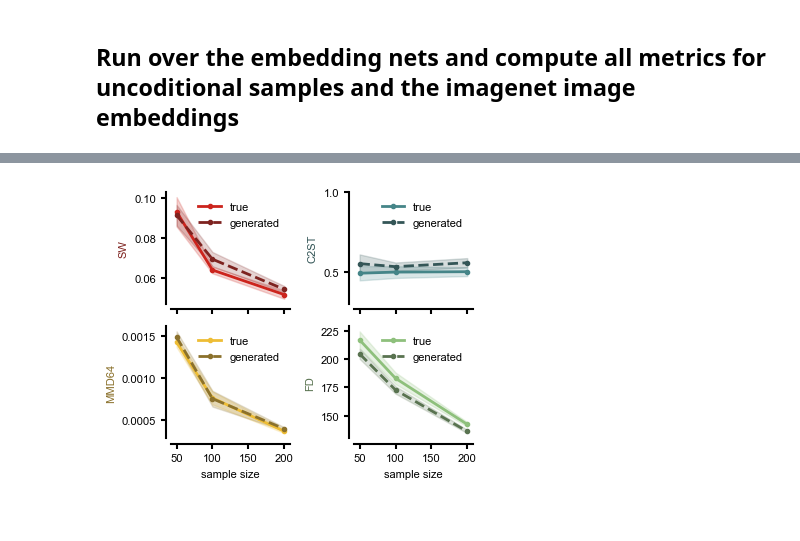
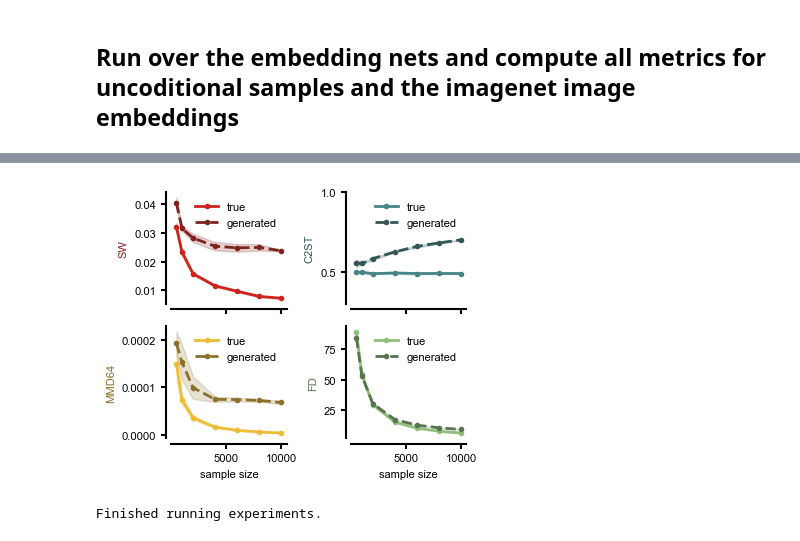
Before and after one commit to mackelab/labproject, a Jupyter notebook: docs/notebooks/fid/scaling_experiments_embedding_sample_size.ipynb, the cells around one changed output, grey strips where cells are left out. Cells and saved outputs as stored; diff of their text form; code cells hidden in the pictures.

Commit message:
fixed overlapping samples issue below 0.5 acc

```diff
--- a/docs/notebooks/fid/scaling_experiments_embedding_sample_size.ipynb
+++ b/docs/notebooks/fid/scaling_experiments_embedding_sample_size.ipynb
@@ -104,14 +101,15 @@ for ax in axes.flatten():
 sample_sizes = cfg.sample_sizes
 
 # COMMENT OUT THE FOLLOWING LINES TO RUN THE ACTUAL EXPERIMENTS
-sample_sizes = [50,100,200,] # reduced experiment
+#sample_sizes = [50,100,200,] # reduced experiment
 
 for dd, ds in enumerate(cfg.data):
     dataset_fn = get_dataset(cfg.data[dd])
     n_samples = cfg.n[dd]
 
-    dataset_gt = dataset_fn(n_samples, cfg.d[dd])
-    dataset_intra = dataset_fn(n_samples, cfg.d[dd])
+    dataset_gt = dataset_fn(2*n_samples, cfg.d[dd])[:n_samples]
+    # ensure it is different embeddings from the ground truth
+    dataset_intra = dataset_fn(2*n_samples, cfg.d[dd])[n_samples:]
 
     print(cfg.data[dd], n_samples, cfg.d[dd])
 
@@ -219,3 +217,21 @@ Experiment ScaleSampleSizeFID finished in 45.885780572891235
 Numerical results saved to results/embedding_samplesize/embeddings_samplesize_FD_imagenet_real_embeddings_1_.pkl
 Finished running experiments.
-[figure, old version]
+[figure, new version]
+# %%
+axes[-1, -1].set_yscale("log")
+fig.tight_layout()
+
+
+fig.tight_layout()
+fig.savefig(
+    f"./results/plots/{cfg.exp_log_name}_metric_comparison_sample_size_{cfg.data}_only_embed_MMD_{cfg.bandwidth}log.png",
+    dpi=300,
+)
+fig.savefig(
+    f"./results/plots/{cfg.exp_log_name}_metric_comparison_sample_size_{cfg.data}_only_embed_MMD_{cfg.bandwidth}log.pdf",
+    dpi=300,
+)
+
+print("Finished running experiments.")
+# %% [output]
+Finished running experiments.
```
Also changed, not shown: parts of 2 cells of this notebook, 1 other file.
